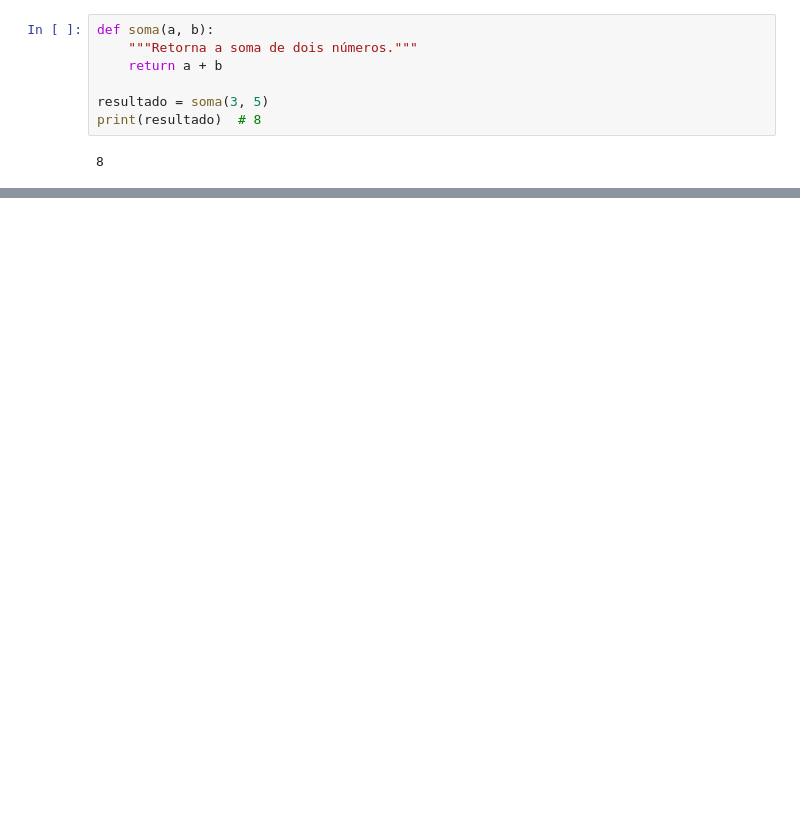
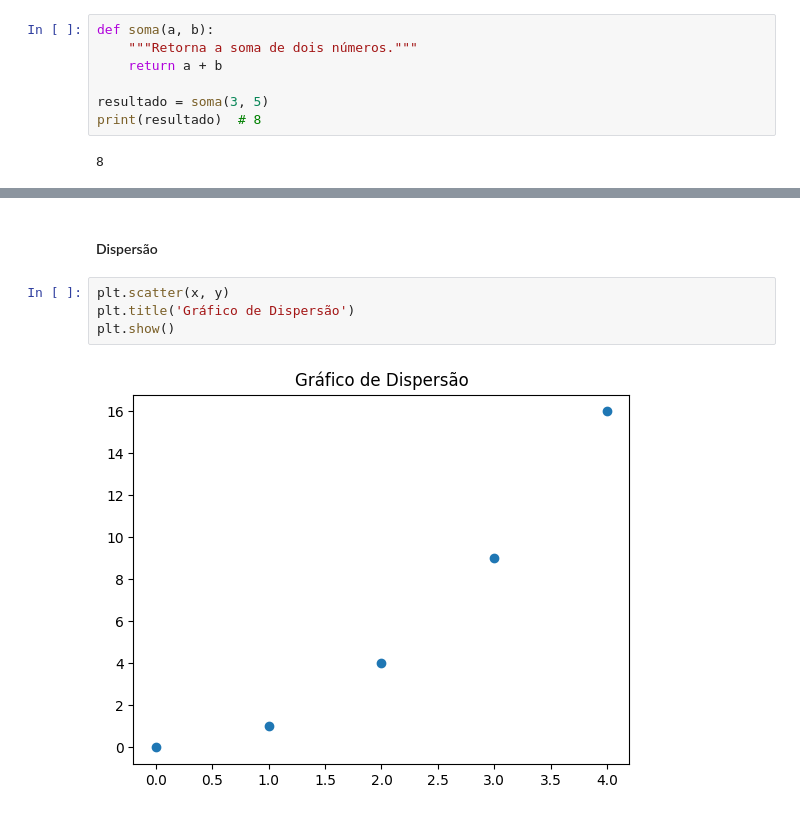
Before and after one commit to thiagorr162/prog-estat, a Jupyter notebook: notebooks/0-py.ipynb, the cells around one changed output, grey strips where cells are left out. Cells and saved outputs as stored; diff of their text form; blank space fills up the shorter version.

```diff
--- a/notebooks/0-py.ipynb
+++ b/notebooks/0-py.ipynb
@@ -374,0 +769,8 @@ print(resultado)  # 8
+# %% [markdown]
+#### Dispersão
+# %%
+plt.scatter(x, y)
+plt.title('Gráfico de Dispersão')
+plt.show()
+# %% [output]
+[figure, added]
```
Also changed, not shown: parts of 83 cells of this notebook.
